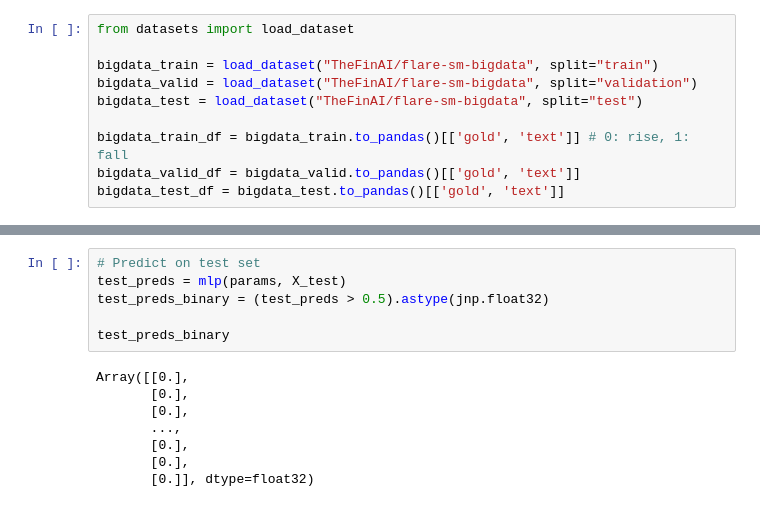
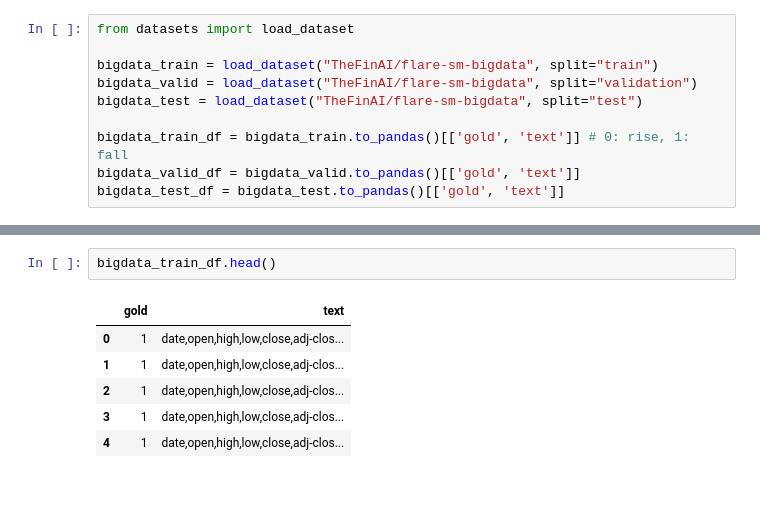
Before and after one commit to jiapivialiu/fintext-forecasting, a Jupyter notebook: notebooks/FinAI_text_nn_jax.ipynb, the cells around one changed output, grey strips where cells are left out. Drawn from its saved outputs; the diff is of its cells as text.

```diff
--- a/notebooks/FinAI_text_nn_jax.ipynb
+++ b/notebooks/FinAI_text_nn_jax.ipynb
@@ -193,14 +15,9 @@ Validation Accuracy: 0.4887217879
-# %%
-# Predict on test set
-test_preds = mlp(params, X_test)
-test_preds_binary = (test_preds > 0.5).astype(jnp.float32)
-
-test_preds_binary
-# %% [output]
-Array([[0.],
-       [0.],
-       [0.],
-       ...,
-       [0.],
-       [0.],
-       [0.]], dtype=float32)
+# %%
+bigdata_train_df.head()
+# %% [output]
+|  | gold | text |
+| 0 | 1 | date,open,high,low,close,adj-clos... |
+| 1 | 1 | date,open,high,low,close,adj-clos... |
+| 2 | 1 | date,open,high,low,close,adj-clos... |
+| 3 | 1 | date,open,high,low,close,adj-clos... |
+| 4 | 1 | date,open,high,low,close,adj-clos... |
```
Also changed, not shown: parts of 27 cells of this notebook, 1 other file.
